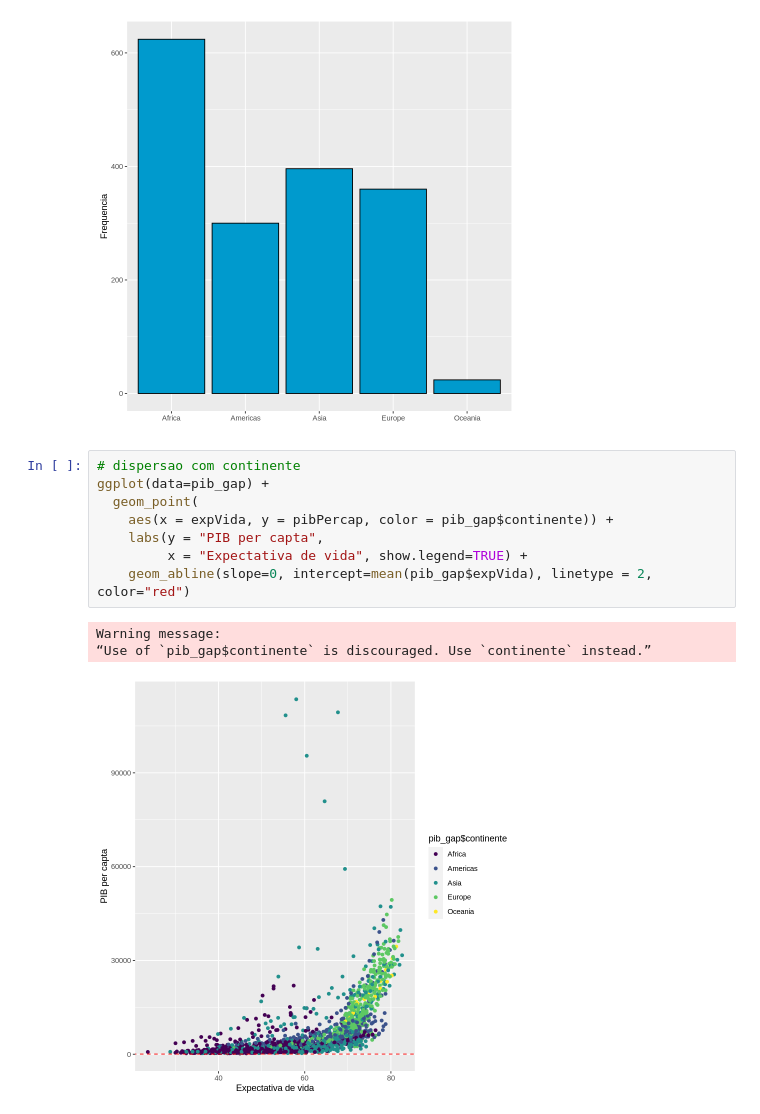
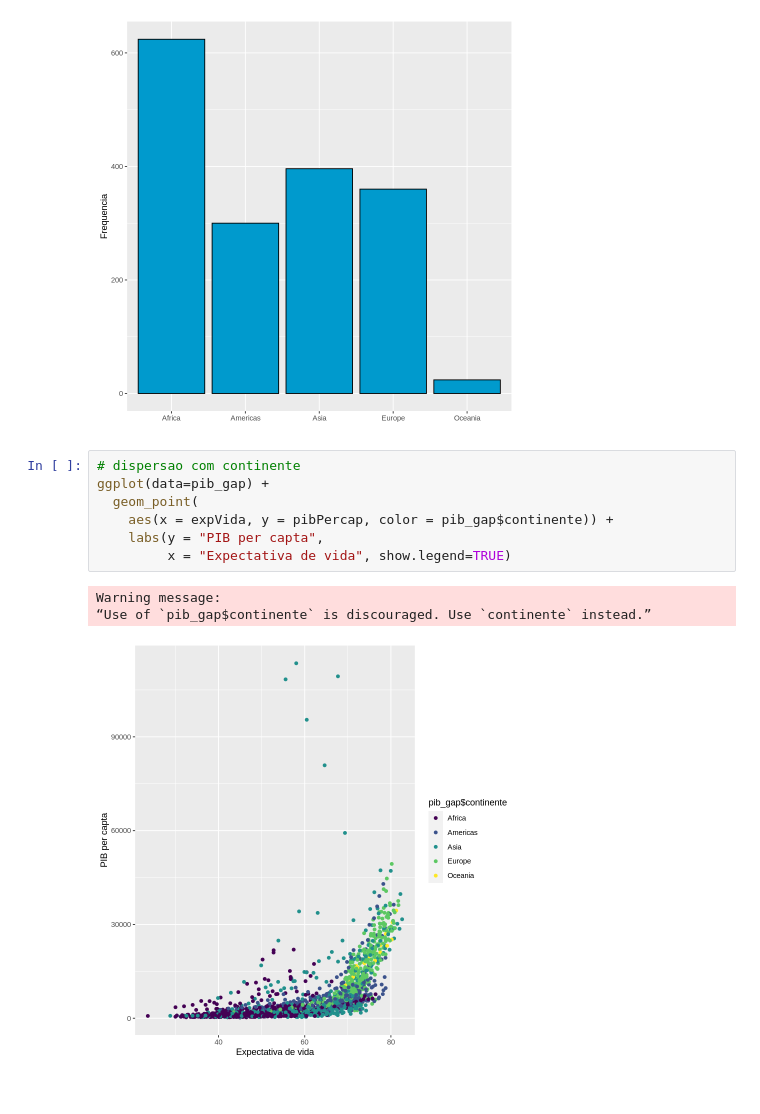
Before and after one commit to BrunaKrasotaMatos/An-liseEstat-stica, a Jupyter notebook: Trilha4/Trilha4.ipynb, the cells around one changed output. Drawn from its saved outputs; the diff is of its cells as text.

```diff
--- a/Trilha4/Trilha4.ipynb
+++ b/Trilha4/Trilha4.ipynb
@@ -307,12 +307,11 @@ ggplot(data=pib_gap) +
 # %%
 # dispersao com continente
 ggplot(data=pib_gap) +
   geom_point(
     aes(x = expVida, y = pibPercap, color = pib_gap$continente)) +
     labs(y = "PIB per capta",
-         x = "Expectativa de vida", show.legend=TRUE) +
-    geom_abline(slope=0, intercept=mean(pib_gap$expVida), linetype = 2, color="red")
+         x = "Expectativa de vida", show.legend=TRUE)
 # %% [output]
 Warning message:
 “Use of `pib_gap$continente` is discouraged. Use `continente` instead.”
-[figure, old version]
+[figure, new version]
```
Also changed, not shown: parts of 2 cells of this notebook.
